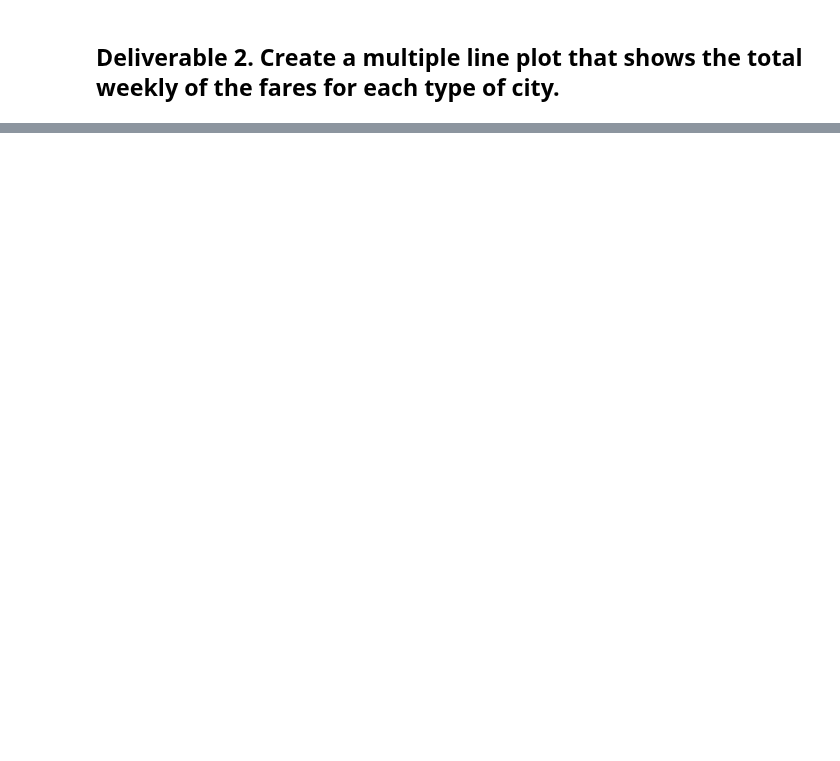
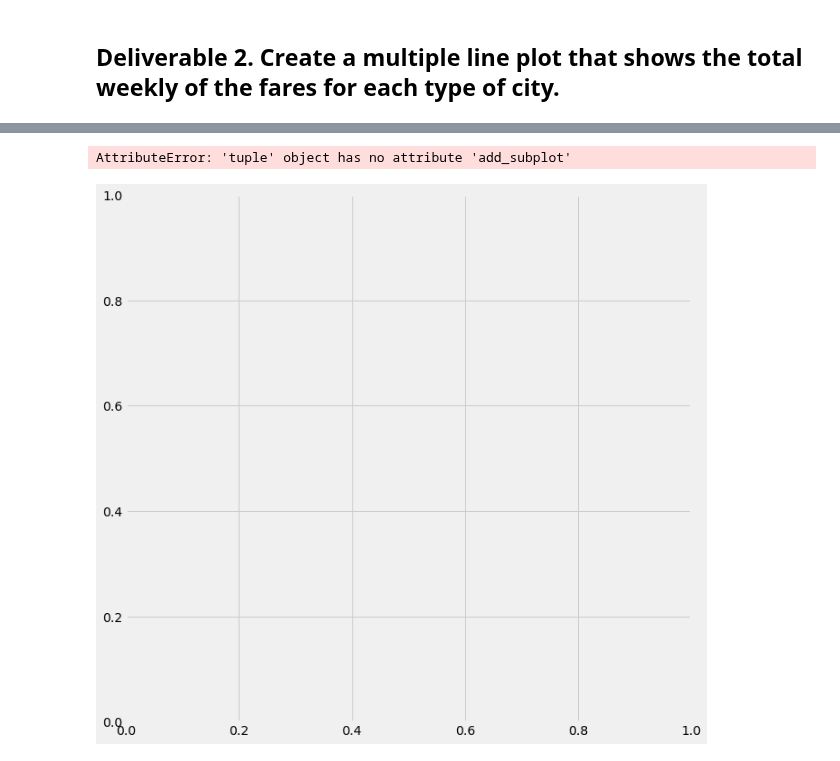
Before and after one commit to bratrudb/PyBer_Analysis, a Jupyter notebook: PyBer_Challenge.ipynb, the cells around one changed output, grey strips where cells are left out. Cells and saved outputs as stored; diff of their text form; code cells hidden in the pictures; blank space fills up the shorter version.

```diff
--- a/PyBer_Challenge.ipynb
+++ b/PyBer_Challenge.ipynb
@@ -116,3 +129,5 @@ pyber_summary_df.index.name = None
 # %%
 # 4. Create a pivot table with the 'date' as the index, the columns ='type', and values='fare'
 # to get the total fares for each type of city by the date.
+fare_by_date_pivot_df = fare_by_date.pivot(index='date', columns='type', values='fare')
+fare_by_date_pivot_df.head(10)
@@ -119,2 +147,4 @@ pyber_summary_df.index.name = None
 # %%
 # 5. Create a new DataFrame from the pivot table DataFrame using loc on the given dates, '2019-01-01':'2019-04-29'.
+Jan_to_Apr_df = fare_by_date_pivot_df.loc['2019-01-01':'2019-04-29']
+Jan_to_Apr_df
@@ -121,5 +166,5 @@ pyber_summary_df.index.name = None
 # %%
 # 6. Set the "date" index to datetime datatype. This is necessary to use the resample() method in Step 8.
-# df.index = pd.to_datetime(df.index)
+Jan_to_Apr_df.index = pd.to_datetime(Jan_to_Apr_df.index)
 # %%
 # 7. Check that the datatype for the index is datetime using df.info()
@@ -126,2 +188,4 @@ pyber_summary_df.index.name = None
 # %%
 # 8. Create a new DataFrame using the "resample()" function by week 'W' and get the sum of the fares for each week.
+weekly_totals_df = Jan_to_Apr_df.resample('W').sum()
+weekly_totals_df.head(10)
@@ -128,7 +205,19 @@ pyber_summary_df.index.name = None
 # %%
 # 8. Using the object-oriented interface method, plot the resample DataFrame using the df.plot() function.
 
 # Import the style from Matplotlib.
 from matplotlib import style
 # Use the graph style fivethirtyeight.
 style.use('fivethirtyeight')
+
+#fig, ax = plt.subplots(figsize=(5,10))
+#ax.weekly_totals_df.plot.line()
+
+#fig = plt.subplots(figsize=(10,10))
+ax = fig.add_subplot()
+weekly_totals_df.plot.line()
+
+plt.show()
+# %% [output]
+AttributeError: 'tuple' object has no attribute 'add_subplot'
+[figure, added]
```
Also changed, not shown: parts of 15 cells of this notebook.
